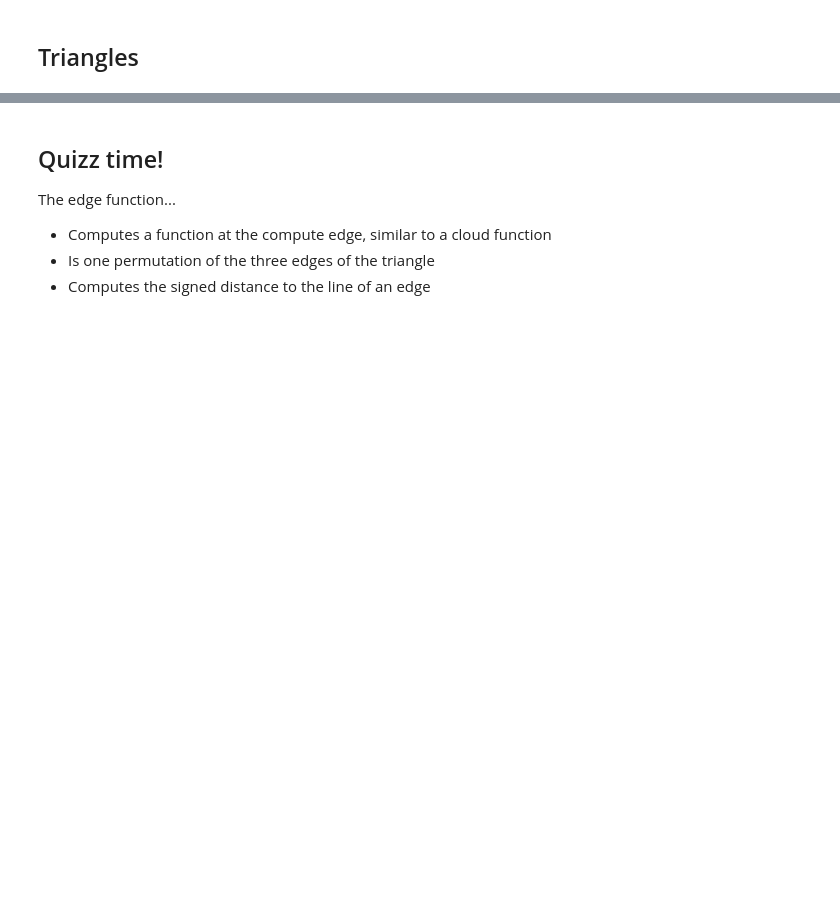
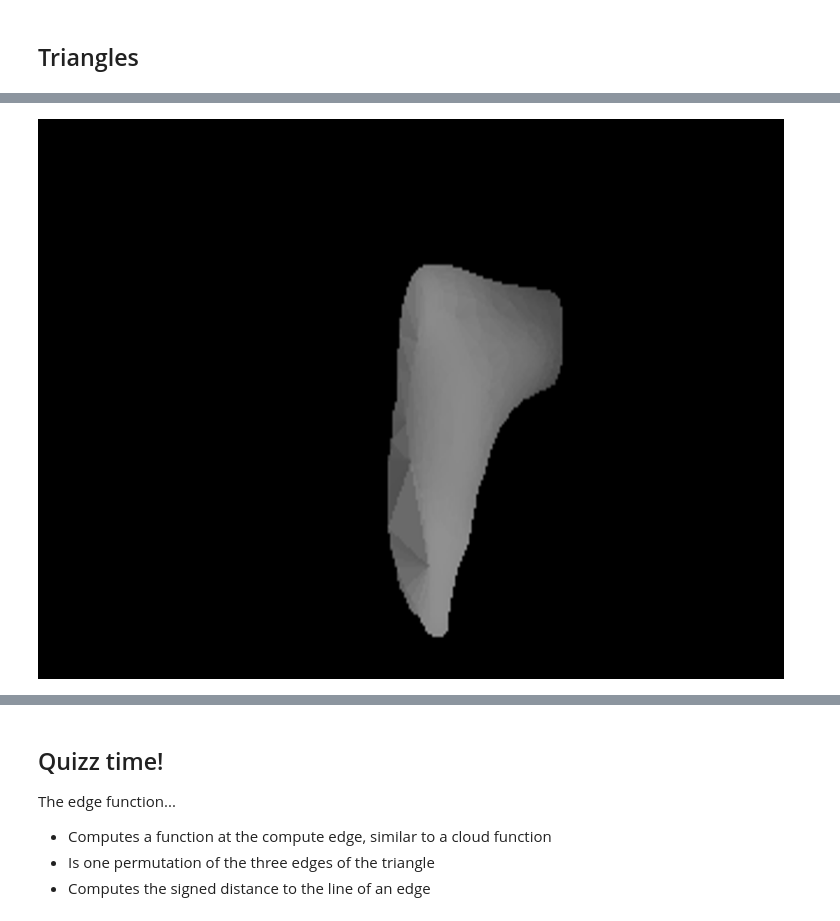
Before and after one commit to vidstige/cookie-talk-3d, a Jupyter notebook: rendering.ipynb, the cells around one changed output, grey strips where cells are left out. Cells and saved outputs as stored; diff of their text form; code cells hidden in the pictures; blank space fills up the shorter version.

```diff
--- a/rendering.ipynb
+++ b/rendering.ipynb
@@ -244,0 +338,12 @@ show_buffer(buffer)
+# %%
+def draw_mesh(buffer, vertices, triangles):
+    screen = to_screen(perspective(vertices), resolution)
+    for triangle in triangles:
+        mean_z = np.mean(vertices[triangle], axis=0)[2]
+        draw_triangle(buffer, screen[triangle], color=1 - mean_z*1000)
+
+buffer = np.zeros((h, w, 3), dtype=np.uint8)  # create new frame
+draw_mesh(buffer, transform(rotate_y(theta=-1.1), vertices) + t, triangles)
+show_buffer(buffer)
+# %% [output]
+[figure, added]
```
Also changed, not shown: parts of 13 cells of this notebook.
